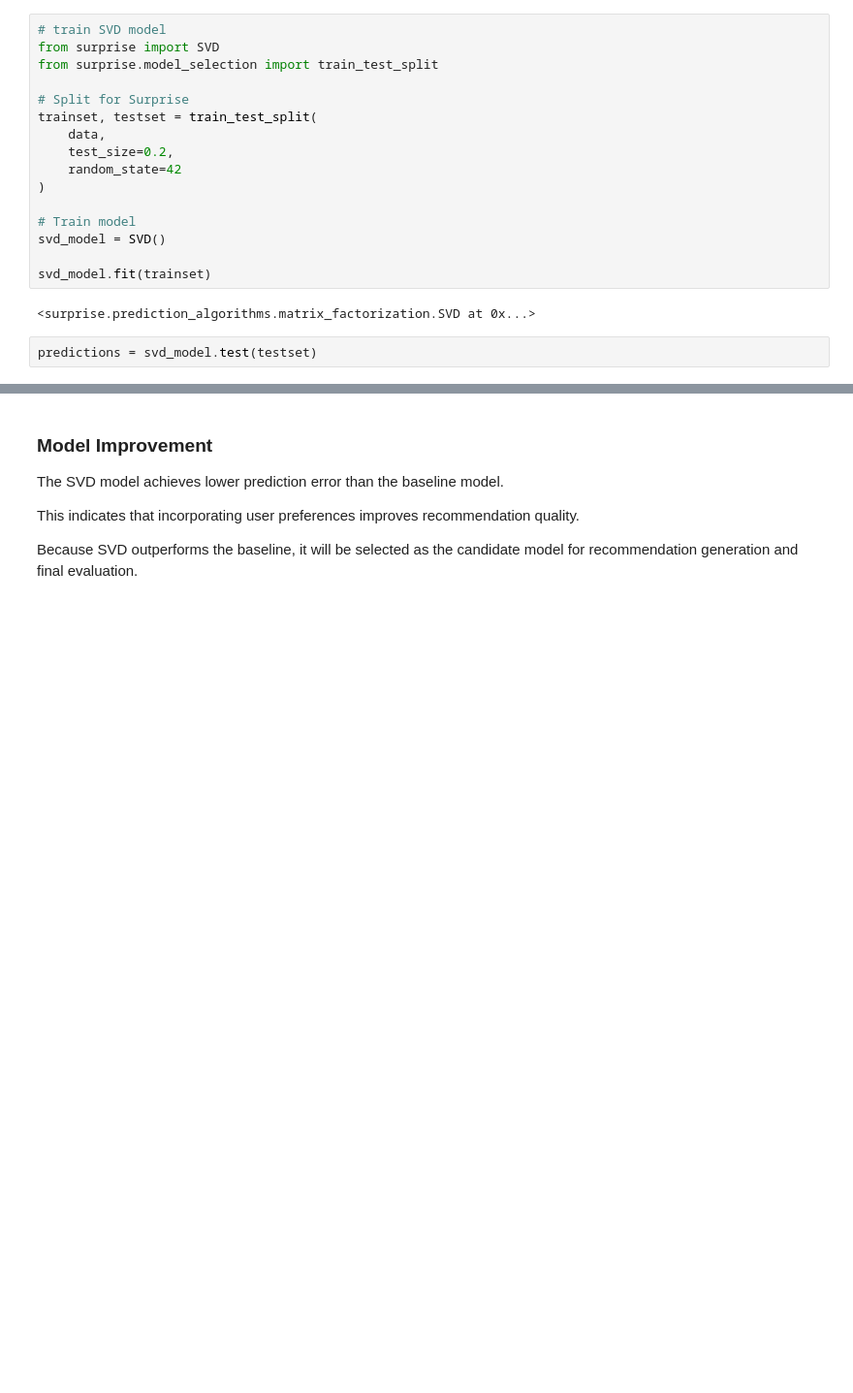
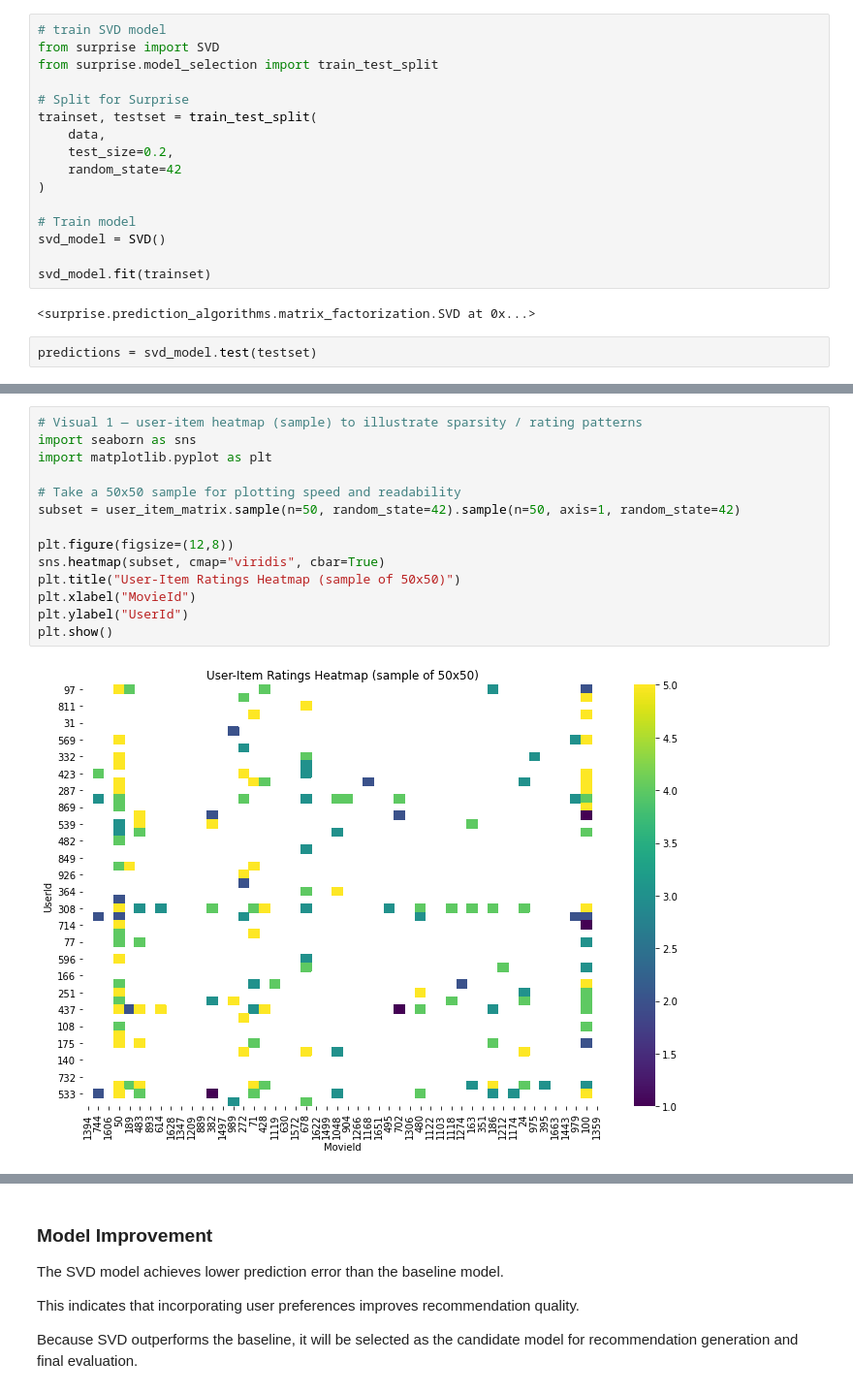
Before and after one commit to tonny001-rgb/movie-recommender-system, a Jupyter notebook: movie final notebook.ipynb, the cells around one changed output, grey strips where cells are left out. Shown at 97% size. Cells and saved outputs as stored; diff of their text form; blank space fills up the shorter version.

```diff
--- a/movie final notebook.ipynb
+++ b/movie final notebook.ipynb
@@ -627,0 +724,16 @@ comparison
+# %%
+# Visual 1 — user-item heatmap (sample) to illustrate sparsity / rating patterns
+import seaborn as sns
+import matplotlib.pyplot as plt
+
+# Take a 50x50 sample for plotting speed and readability
+subset = user_item_matrix.sample(n=50, random_state=42).sample(n=50, axis=1, random_state=42)
+
+plt.figure(figsize=(12,8))
+sns.heatmap(subset, cmap="viridis", cbar=True)
+plt.title("User-Item Ratings Heatmap (sample of 50x50)")
+plt.xlabel("MovieId")
+plt.ylabel("UserId")
+plt.show()
+# %% [output]
+[figure, added]
```
Also changed, not shown: parts of 67 cells of this notebook.
